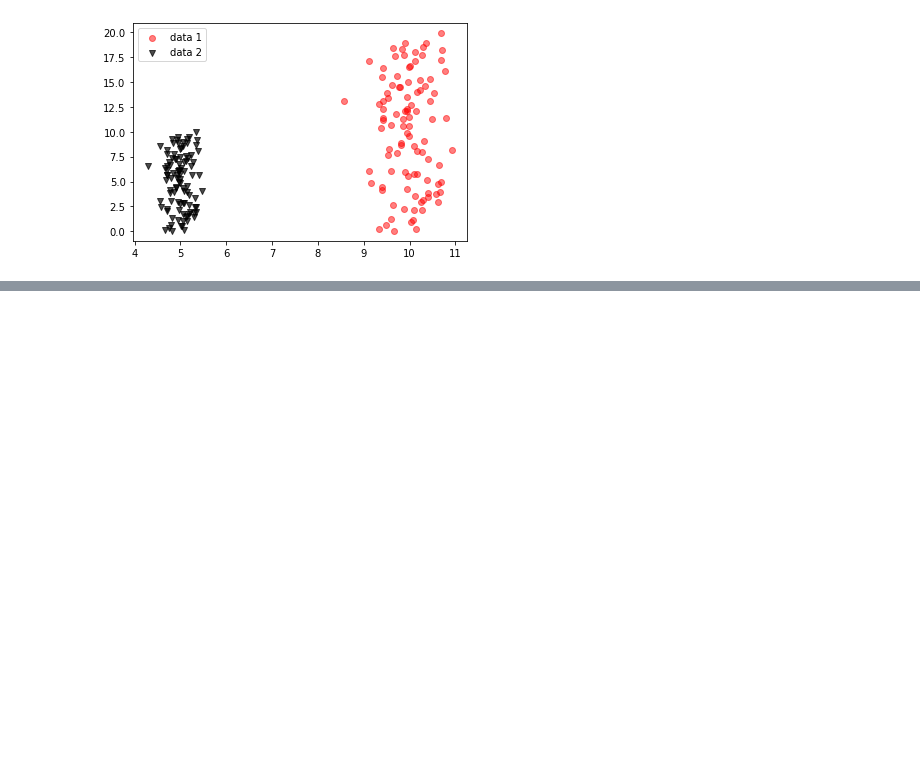
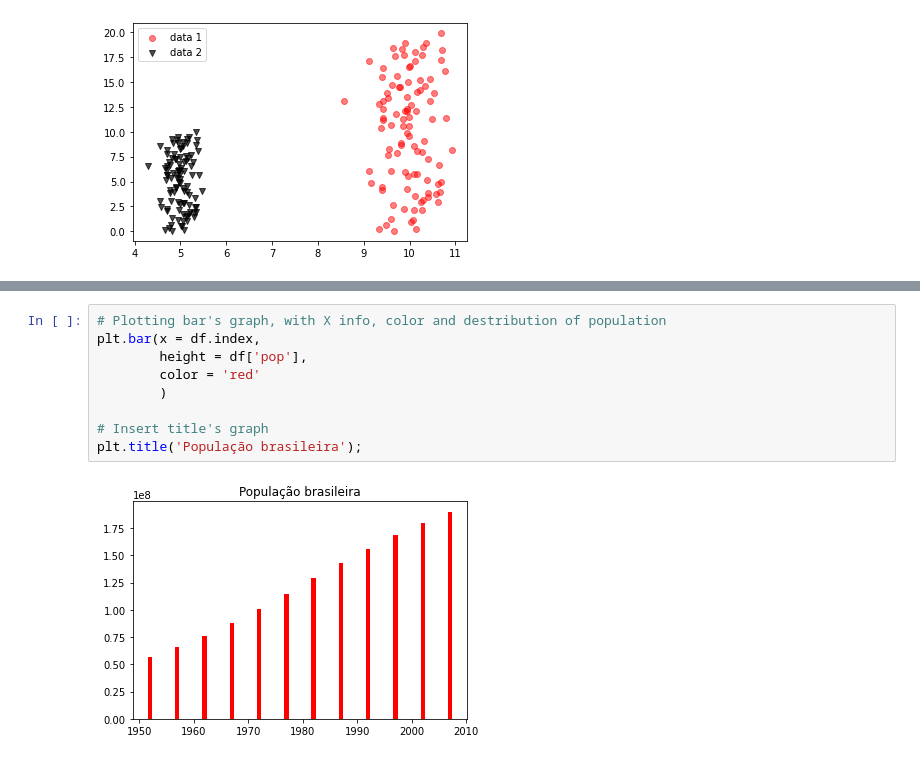
Before and after one commit to Lucas-procopio/Data-Analysis, a Jupyter notebook: Matplotlib_Analysis.ipynb, the cells around one changed output, grey strips where cells are left out. Saved outputs shown, nothing was run; the diff lists cells and outputs as text; blank space fills up the shorter version.

```diff
--- a/Matplotlib_Analysis.ipynb
+++ b/Matplotlib_Analysis.ipynb
@@ -146,0 +225,11 @@ ax.legend();
+# %%
+# Plotting bar's graph, with X info, color and destribution of population
+plt.bar(x = df.index,
+        height = df['pop'],
+        color = 'red'
+        )
+
+# Insert title's graph
+plt.title('População brasileira');
+# %% [output]
+[figure, added]
```
Also changed, not shown: parts of 8 cells of this notebook.
